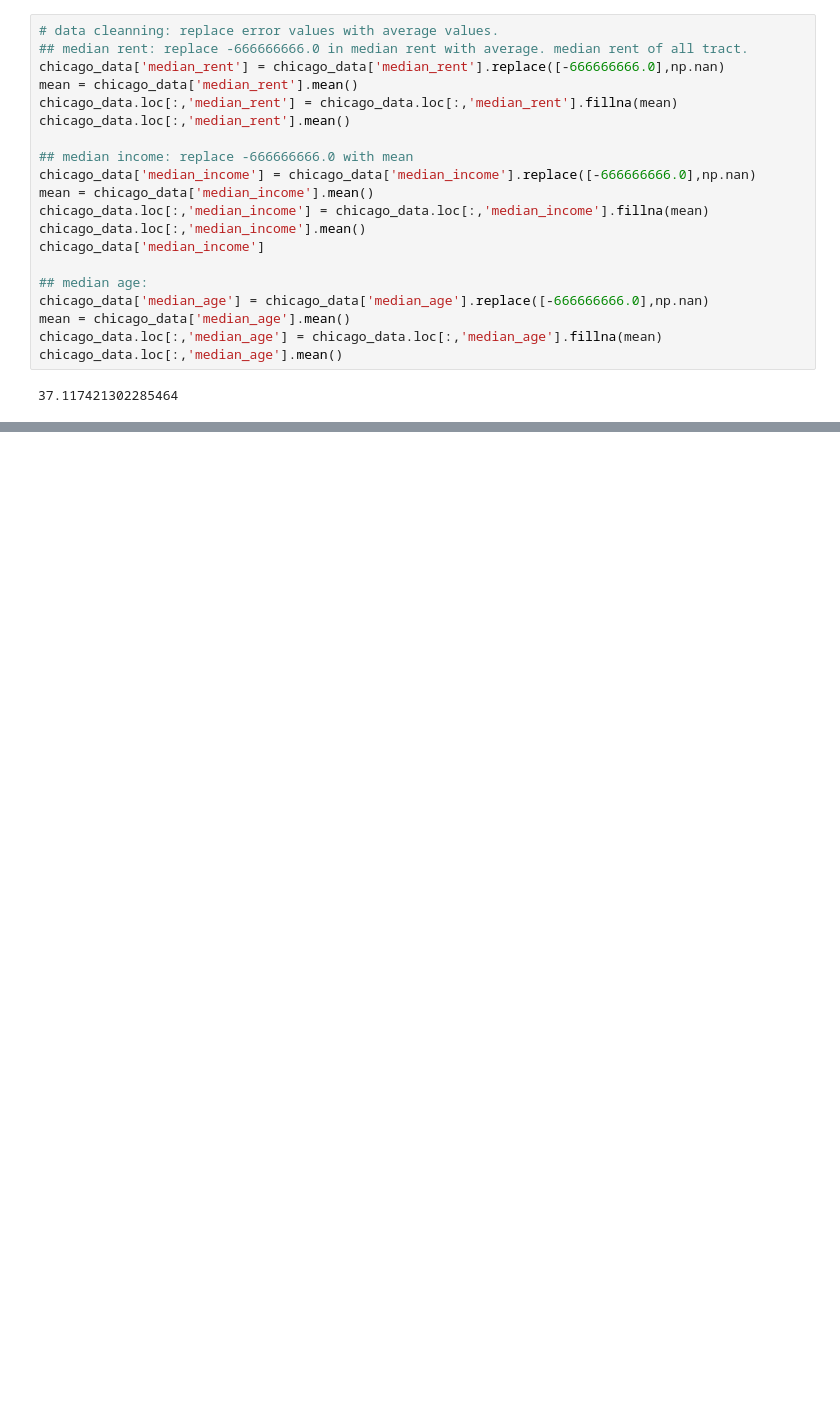
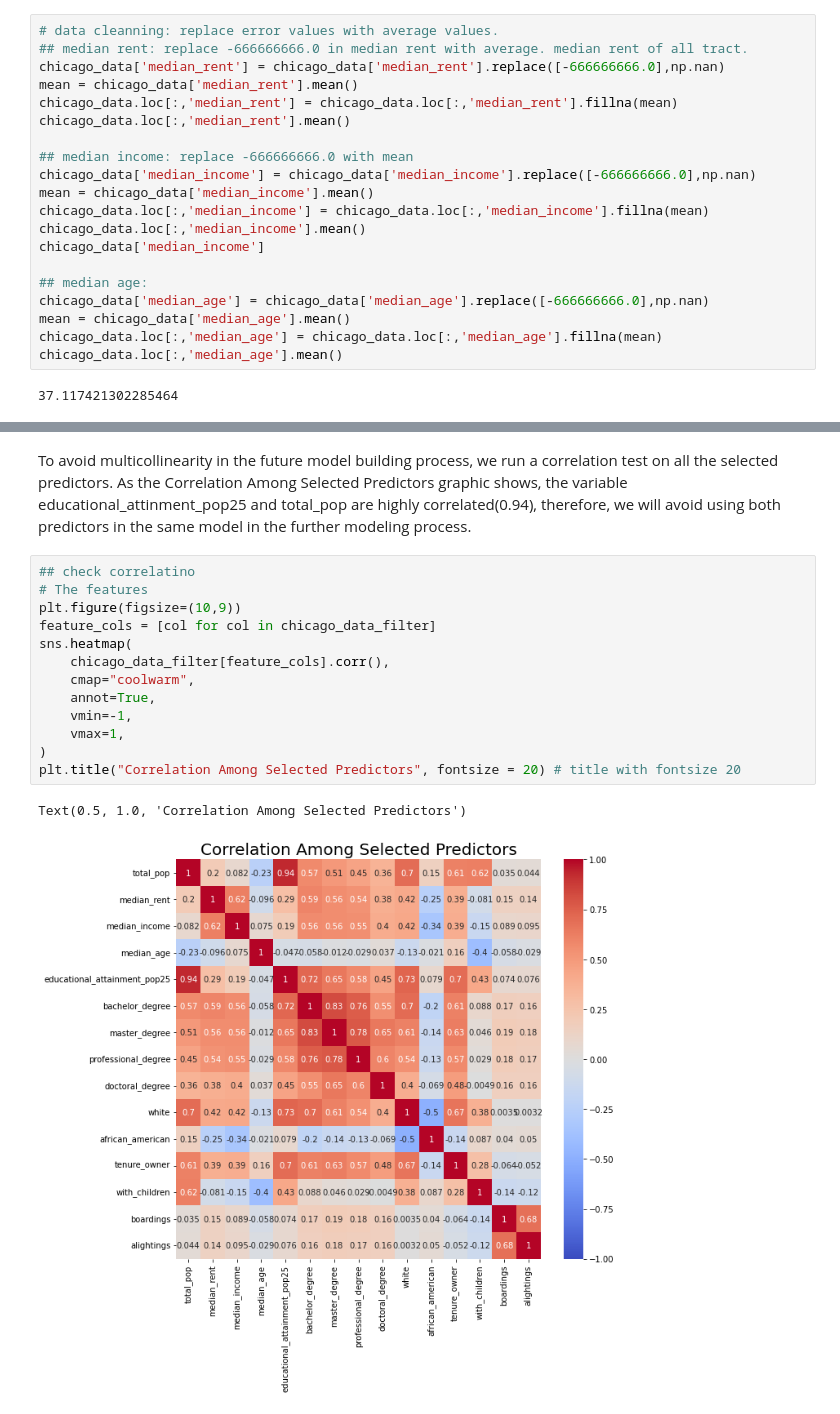
Before and after one commit to nickhand/final-project-city-hall-llc, a Jupyter notebook: exploratory_analysis_chicago-Copy1.ipynb, the cells around one changed output, grey strips where cells are left out. Cells and saved outputs as stored; diff of their text form; blank space fills up the shorter version.

```diff
--- a/exploratory_analysis_chicago-Copy1.ipynb
+++ b/exploratory_analysis_chicago-Copy1.ipynb
@@ -168,0 +316,18 @@ pn.Column(
+# %% [markdown]
+To avoid multicollinearity in the future model building process, we run a correlation test on all the selected predictors. As the Correlation Among Selected Predictors graphic shows, the variable educational_attinment_pop25 and total_pop are highly correlated(0.94), therefore, we will avoid using both predictors in the same model in the further modeling process.
+# %%
+## check correlatino
+# The features
+plt.figure(figsize=(10,9))
+feature_cols = [col for col in chicago_data_filter]
+sns.heatmap(
+    chicago_data_filter[feature_cols].corr(),
+    cmap="coolwarm",
+    annot=True,
+    vmin=-1,
+    vmax=1,
+)
+plt.title("Correlation Among Selected Predictors", fontsize = 20) # title with fontsize 20
+# %% [output]
+Text(0.5, 1.0, 'Correlation Among Selected Predictors')
+[figure, added]
```
Also changed, not shown: parts of 26 cells of this notebook.
